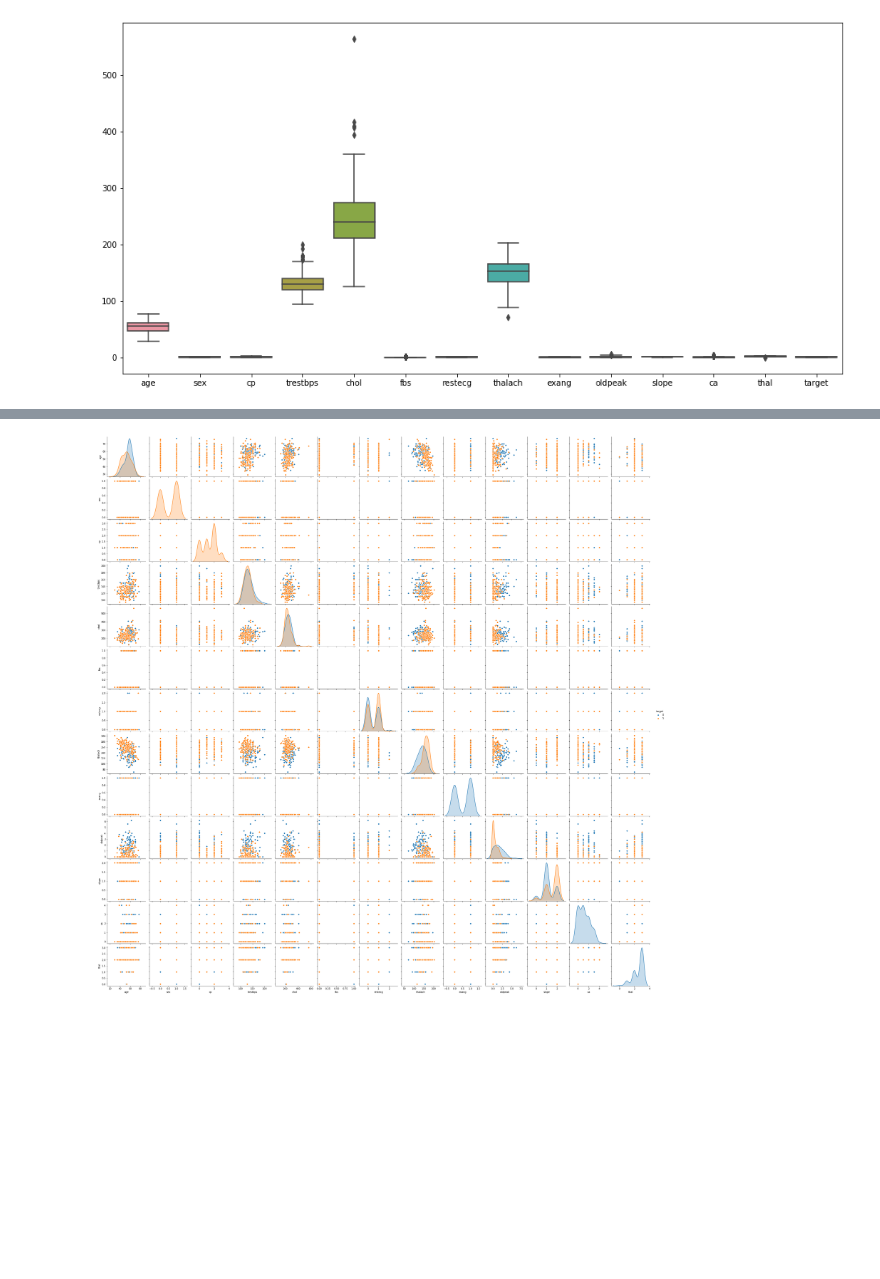
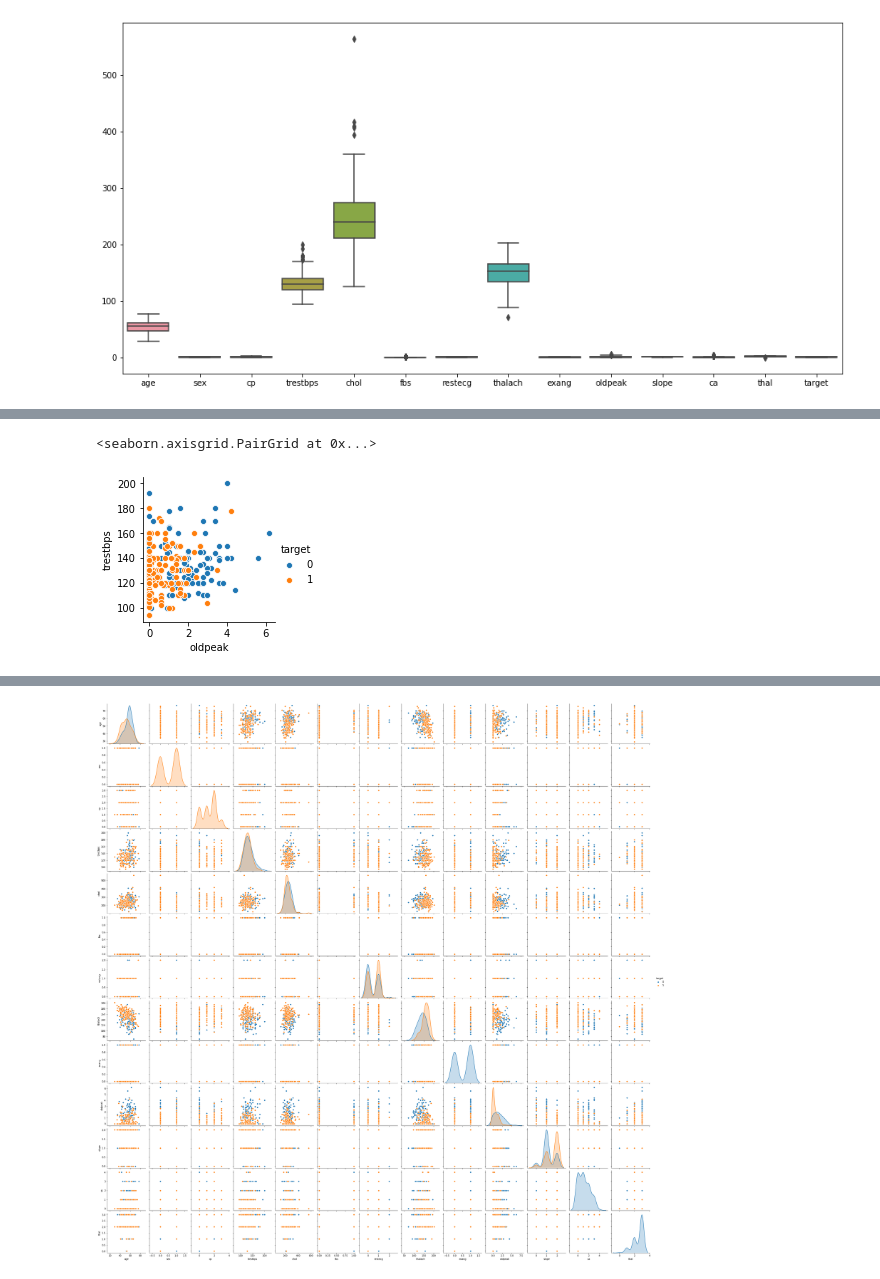
Before and after one commit to Wlanporn/Heart-Disease, a Jupyter notebook: Heart_disease.ipynb, the cells around one changed output, grey strips where cells are left out. Cells and saved outputs as stored; diff of their text form; code cells hidden in the pictures; blank space fills up the shorter version.

```diff
--- a/Heart_disease.ipynb
+++ b/Heart_disease.ipynb
@@ -74,0 +170,6 @@ sns.boxplot(data = heart_disease)
+# %%
+# Define my bins
+mybins = range(heart_disease.trestbps.min(), heart_disease.trestbps.max(), 10)
+# %%
+# Cut the data with the help of the bins
+heart_disease['trestbps_bucket'] = pd.cut(heart_disease.trestbps, bins=mybins)
@@ -74,0 +190,2 @@ sns.boxplot(data = heart_disease)
+# %%
+heart_disease['trestbps_bucket'] = heart_disease['trestbps_bucket'].replace('(140, 150]', '140')
@@ -74,0 +225,5 @@ sns.boxplot(data = heart_disease)
+# %%
+sns.pairplot(data = heart_disease,hue = 'target', x_vars= 'oldpeak' , y_vars='trestbps')
+# %% [output]
+<seaborn.axisgrid.PairGrid at 0x...>
+[figure, added]
```
Also changed, not shown: parts of 24 cells of this notebook.
